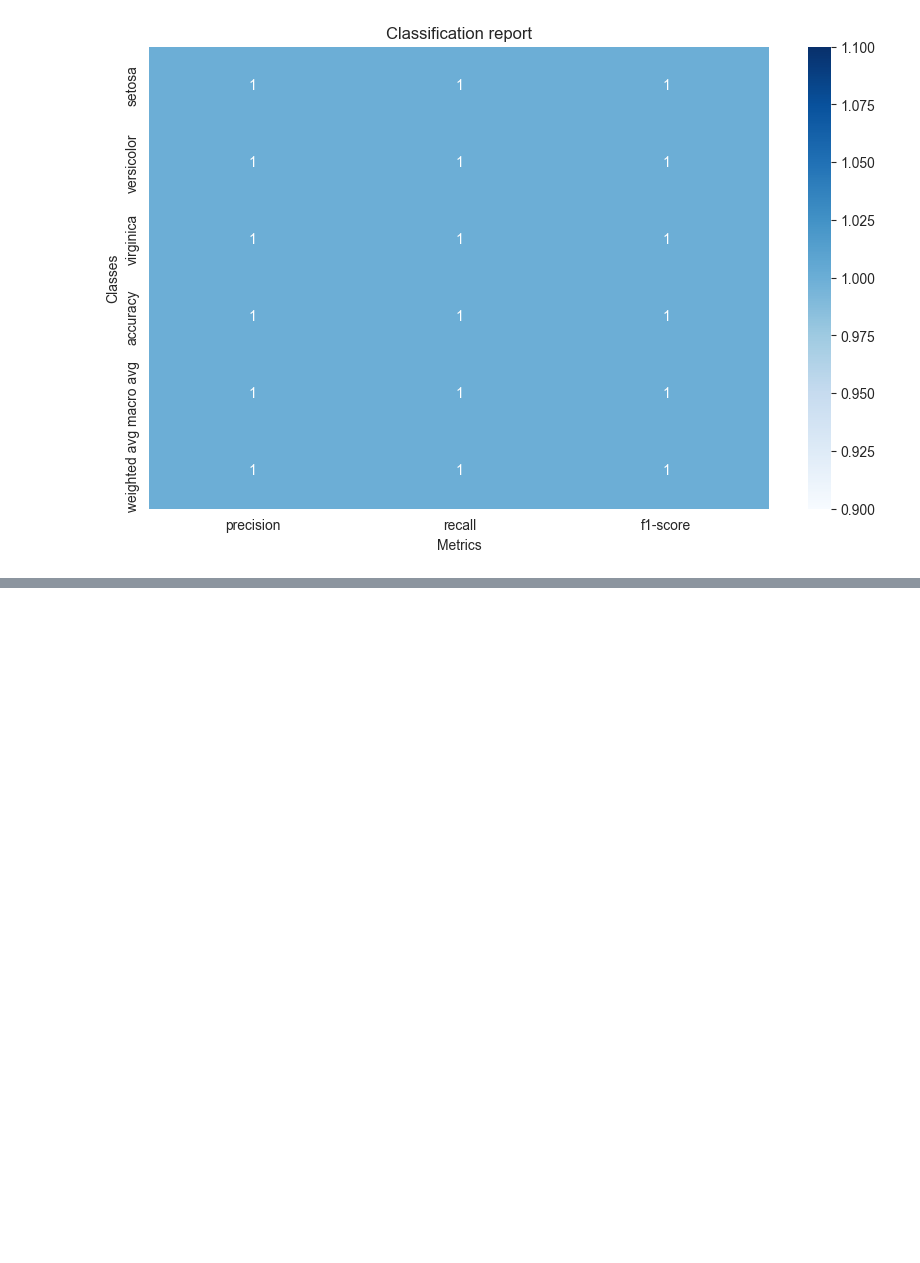
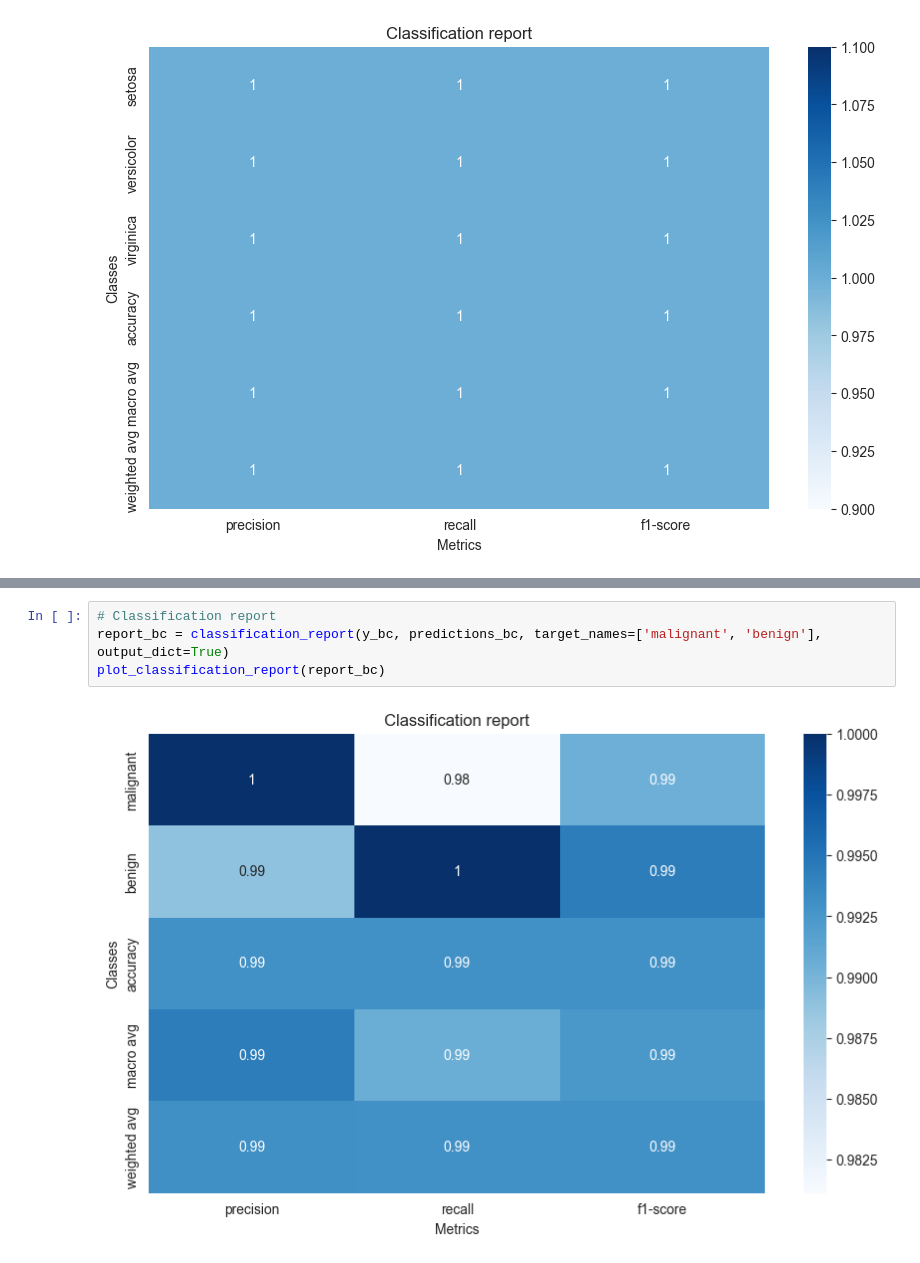
Before and after one commit to dzikafoczka/support-vector-machines, a Jupyter notebook: lab2.ipynb, the cells around one changed output, grey strips where cells are left out. Saved outputs shown, nothing was run; the diff lists cells and outputs as text; blank space fills up the shorter version.

```diff
--- a/lab2.ipynb
+++ b/lab2.ipynb
@@ -1035,0 +1144,6 @@ plot_classification_report(report)
+# %%
+# Classification report
+report_bc = classification_report(y_bc, predictions_bc, target_names=['malignant', 'benign'], output_dict=True)
+plot_classification_report(report_bc)
+# %% [output]
+[figure, added]
```
Also changed, not shown: parts of 78 cells of this notebook.
